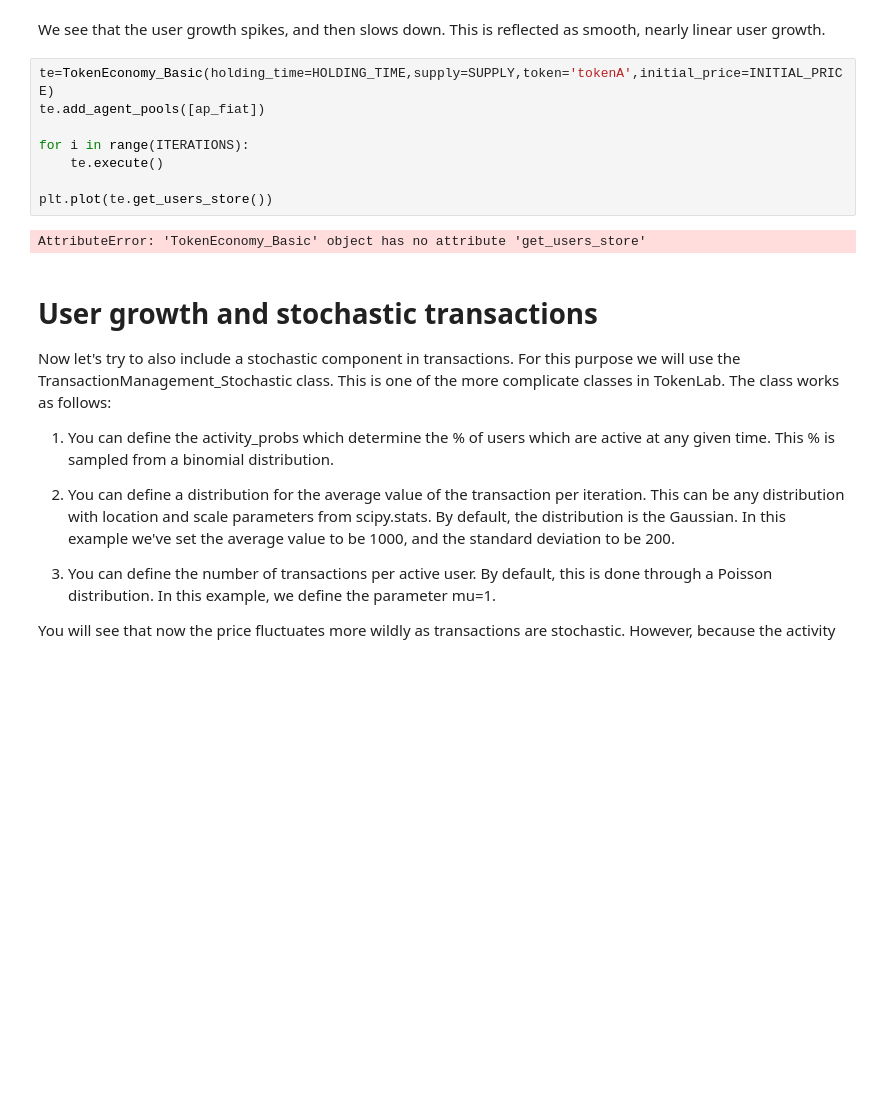
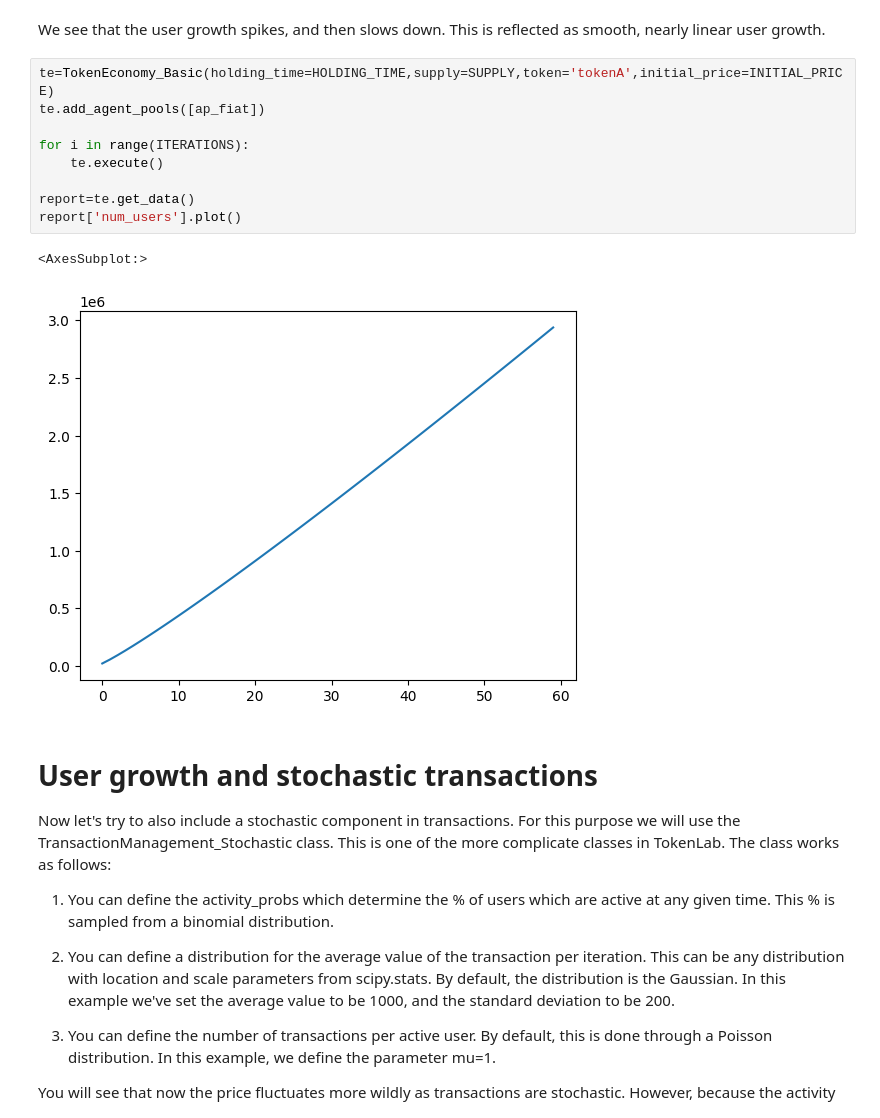
Before and after one commit to stelios12312312/TokenLab, a Jupyter notebook: notebooks/01 - Simple token economy with all transactions in fiat.ipynb, the cells around one changed output. Drawn from its saved outputs; the diff is of its cells as text; blank space fills up the shorter version.

```diff
--- a/notebooks/01 - Simple token economy with all transactions in fiat.ipynb
+++ b/notebooks/01 - Simple token economy with all transactions in fiat.ipynb
@@ -154,13 +154,15 @@ We see that the user growth spikes, and then slows down. This is reflected as sm
 # %%
 te=TokenEconomy_Basic(holding_time=HOLDING_TIME,supply=SUPPLY,token='tokenA',initial_price=INITIAL_PRICE)
 te.add_agent_pools([ap_fiat])
 
 for i in range(ITERATIONS):
     te.execute()
 
-plt.plot(te.get_users_store())
+report=te.get_data()
+report['num_users'].plot()
 # %% [output]
-AttributeError: 'TokenEconomy_Basic' object has no attribute 'get_users_store'
+<AxesSubplot:>
+[figure, added]
 # %% [markdown]
 # User growth and stochastic transactions
 
```
Also changed, not shown: parts of 9 cells of this notebook, 7 other files.
